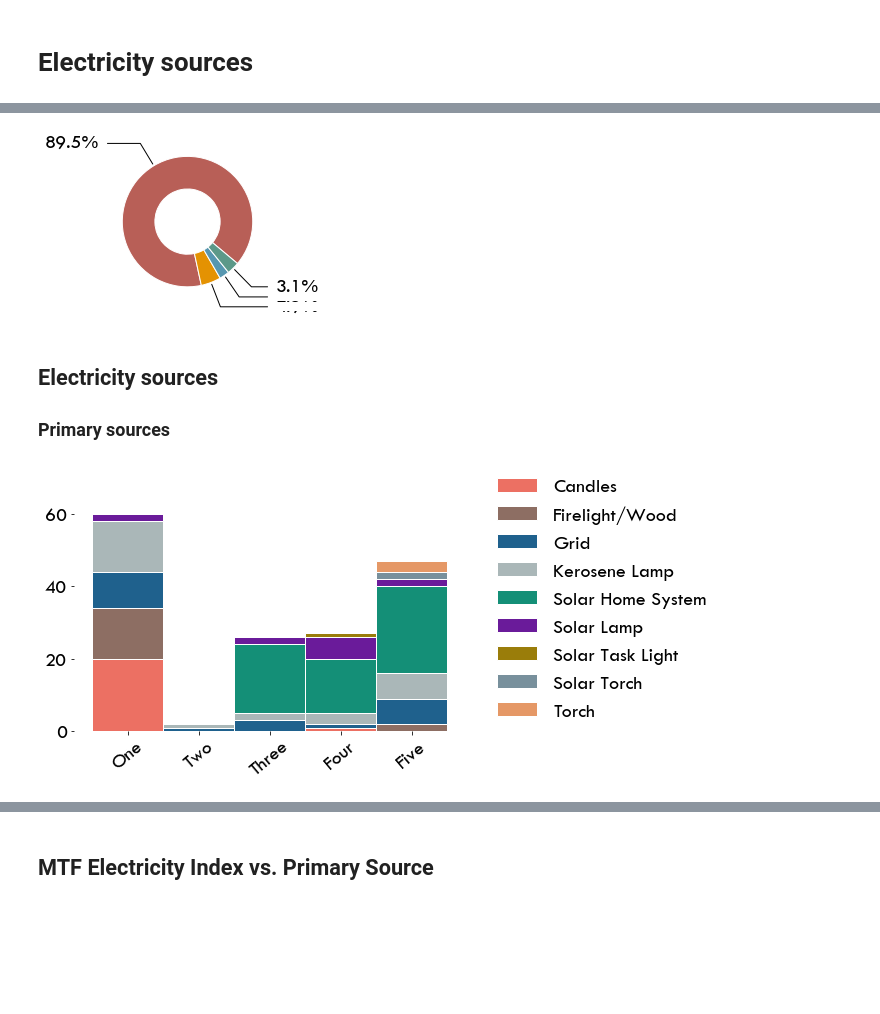
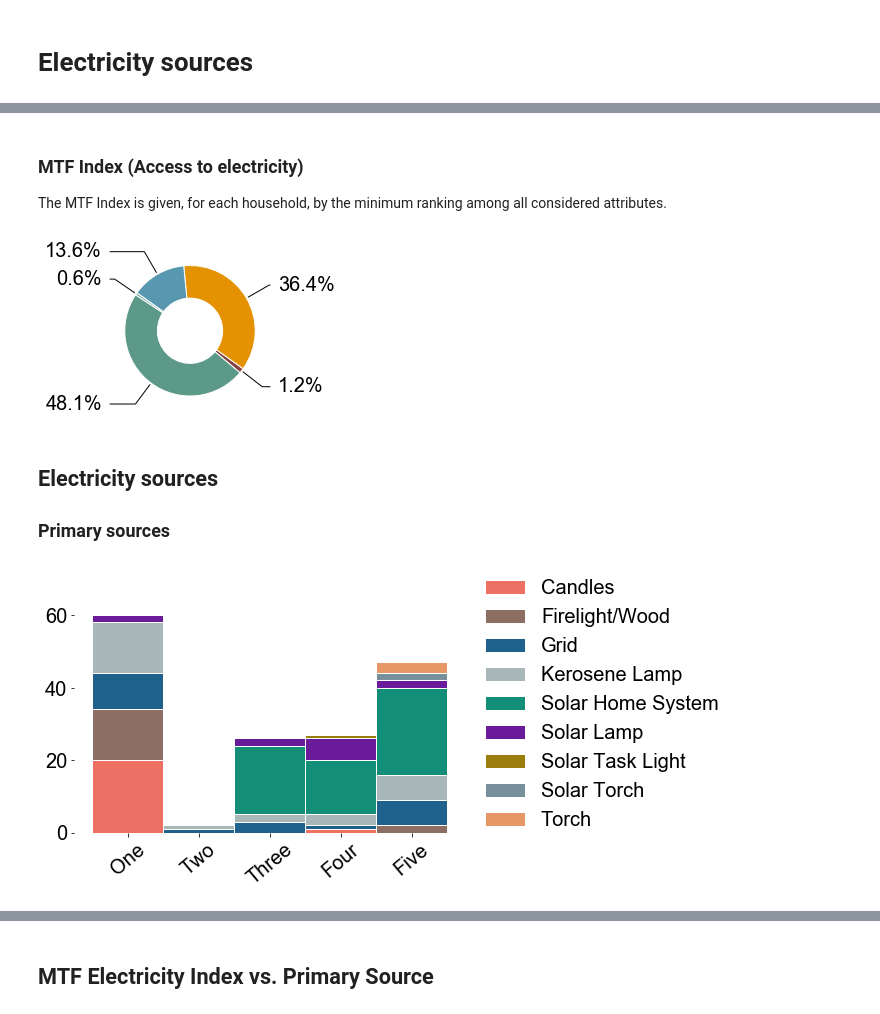
Before and after one commit to alfonsocaiazzo/report-demo, a Jupyter notebook: content/elect.ipynb, the cells around one changed output, grey strips where cells are left out. Cells and saved outputs as stored; diff of their text form; code cells hidden in the pictures; blank space fills up the shorter version.

```diff
--- a/content/elect.ipynb
+++ b/content/elect.ipynb
@@ -11,7 +11,7 @@ from pivottablejs import pivot_ui
 import matplotlib.pyplot as plt
 
 # change plot layout
-plt.rcParams["font.family"] = "Tw Cen MT"
+plt.rcParams["font.family"] = "Arial"
 plt.rcParams.update({'font.size': 20})
 
 odk_data_dir = '../../_datasets/DataODK/'
@@ -35,15 +41,19 @@ mfi.HH = odk.households(data)
+# %% [markdown]
+### MTF Index (Access to electricity)
+
+The MTF Index is given, for each household, by the minimum ranking among all considered attributes.
 # %%
 
-mfi.tier_pie('C_Index')
+mfi.tier_pie('E_Index')
 # %% [output]
-[figure, old version]
+[figure, new version]
 # %% [markdown]
 ## Electricity sources
 ### Primary sources
 # %%
 mfi.electricity_sources_summary(legend=True)
 # %% [output]
-[figure, old version]
+[figure, new version]
 # %%
 ### Primary and Secondary
 # %%
```
Also changed, not shown: parts of 4 cells of this notebook, 36 other files.
